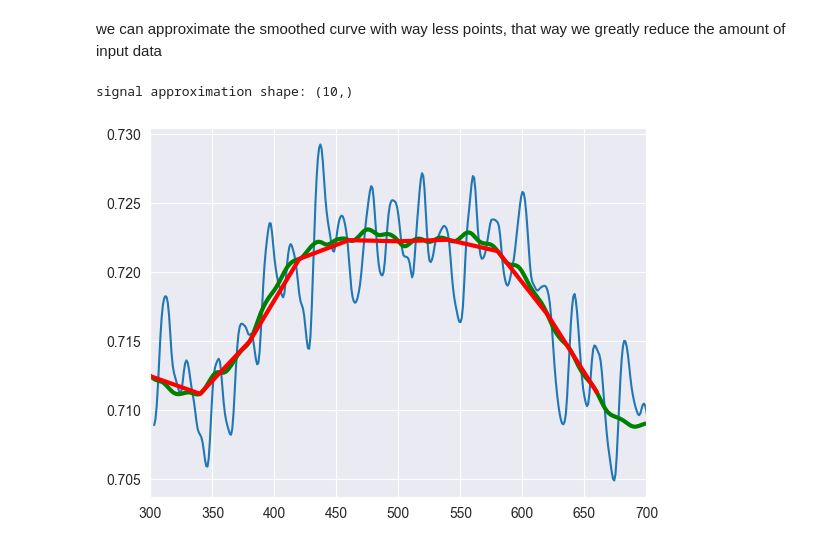
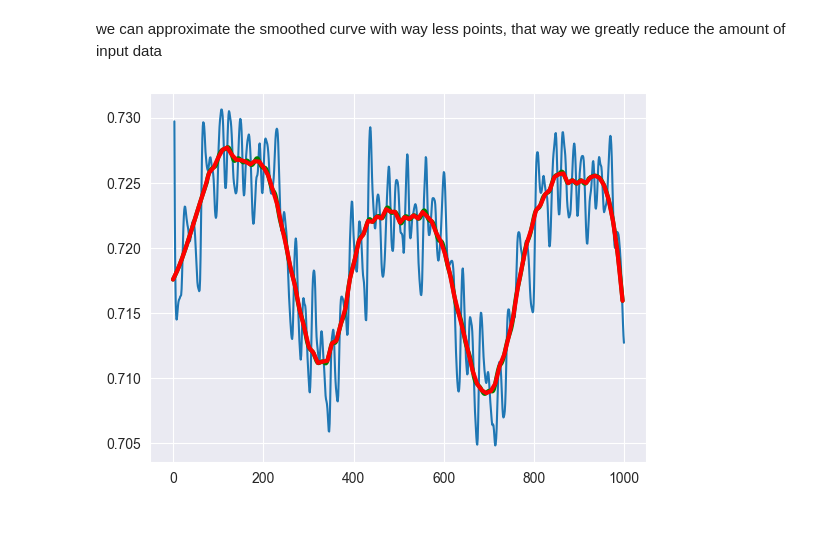
Before and after one commit to EMachad0/IAR-ANN, a Jupyter notebook: notebooks/02_data_exploration.ipynb, the cells around one changed output. Saved outputs shown, nothing was run; the diff lists cells and outputs as text; code cells hidden in the pictures.

```diff
--- a/notebooks/02_data_exploration.ipynb
+++ b/notebooks/02_data_exploration.ipynb
@@ -390,14 +378,12 @@ signal shape: (400, 5)
 # %% [markdown]
 we can approximate the smoothed curve with way less points, that way we greatly reduce the amount of input data
 # %%
-sig_data = np.arange(stt, end, (end - stt) // 10)
-print("signal approximation shape:", sig_data.shape)
+lines = np.linspace(0, len(ys)-1, num=100, dtype=int)
+current_data_df = ys[lines]
 
-plt.plot(sig_single['value'])
+plt.plot(sig['value'])
 plt.plot(ys, 'g', lw=3)
-plt.plot(sig_data, ys[sig_data], 'r', lw=3)
-plt.xlim((stt, end))
+plt.plot(lines, current_data_df, 'r', lw=3)
 plt.show()
 # %% [output]
-signal approximation shape: (10,)
-[figure, old version]
+[figure, new version]
```
Also changed, not shown: parts of 1 cell of this notebook, 4 other files.
